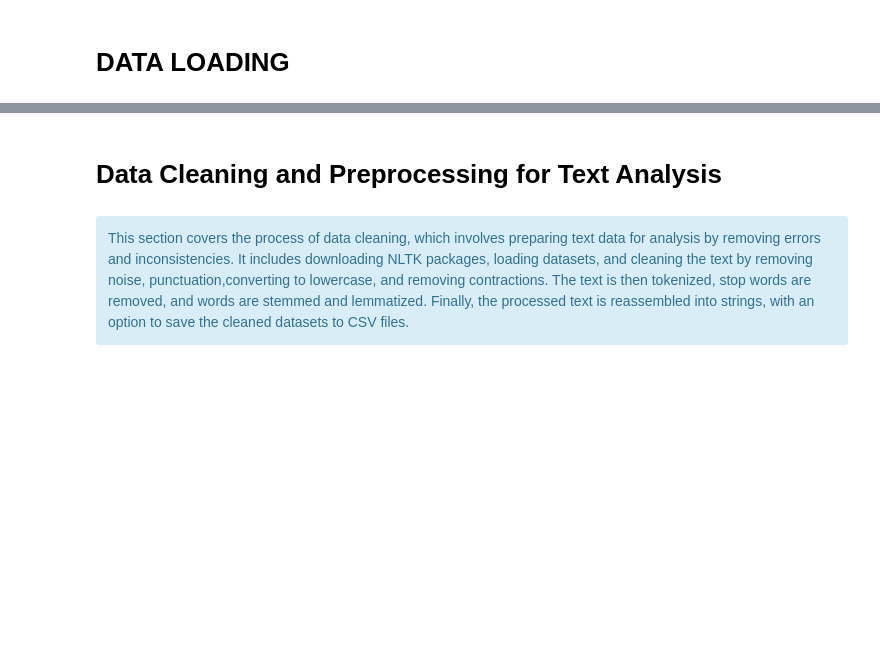
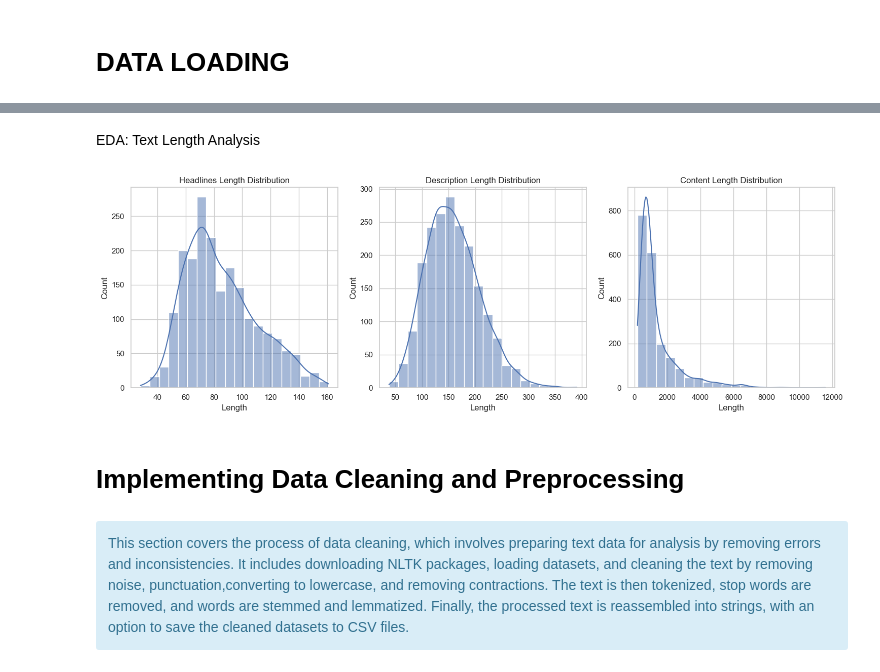
Before and after one commit to justin9503/2401FTDS_Classification_Project_Team_MM2, a Jupyter notebook: Classification_Project_Team_MM2.ipynb, the cells around one changed output, grey strips where cells are left out. Saved outputs shown, nothing was run; the diff lists cells and outputs as text; code cells hidden in the pictures; blank space fills up the shorter version.

```diff
--- a/Classification_Project_Team_MM2.ipynb
+++ b/Classification_Project_Team_MM2.ipynb
@@ -57,5 +77,35 @@ test_data.head()
+# %% [markdown]
+EDA: Text Length Analysis
+# %%
+# Calculate the length of each text field
+train_data['headlines_length'] = train_data['headlines'].apply(len)
+train_data['description_length'] = train_data['description'].apply(len)
+train_data['content_length'] = train_data['content'].apply(len)
+
+# Plot the distribution of text lengths
+plt.figure(figsize=(15, 5))
+
+plt.subplot(1, 3, 1)
+sns.histplot(train_data['headlines_length'], bins=20, kde=True)
+plt.title('Headlines Length Distribution')
+plt.xlabel('Length')
+
+plt.subplot(1, 3, 2)
+sns.histplot(train_data['description_length'], bins=20, kde=True)
+plt.title('Description Length Distribution')
+plt.xlabel('Length')
+
+plt.subplot(1, 3, 3)
+sns.histplot(train_data['content_length'], bins=20, kde=True)
+plt.title('Content Length Distribution')
+plt.xlabel('Length')
+
+plt.tight_layout()
+plt.show()
+# %% [output]
+[figure, added]
 # %% [markdown]
-# Data Cleaning and Preprocessing for Text Analysis
+# Implementing Data Cleaning and Preprocessing
 # %% [markdown]
 <div class="alert alert-block alert-info">
 This section covers the process of data cleaning, which involves preparing text data for analysis by removing errors and inconsistencies. It includes downloading NLTK packages, loading datasets, and cleaning the text by removing noise, punctuation,converting to lowercase, and removing contractions. The text is then tokenized, stop words are removed, and words are stemmed and lemmatized. Finally, the processed text is reassembled into strings, with an option to save the cleaned datasets to CSV files.
```
Also changed, not shown: parts of 50 cells of this notebook, 2 other files.
